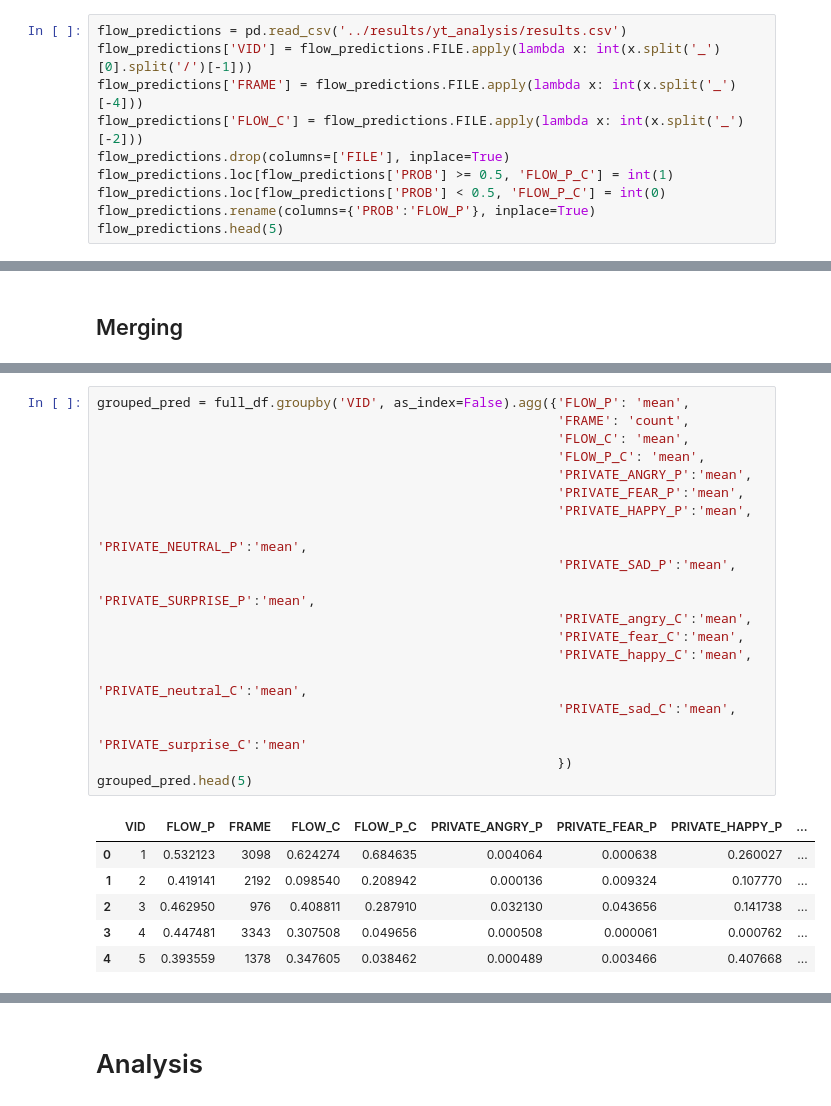
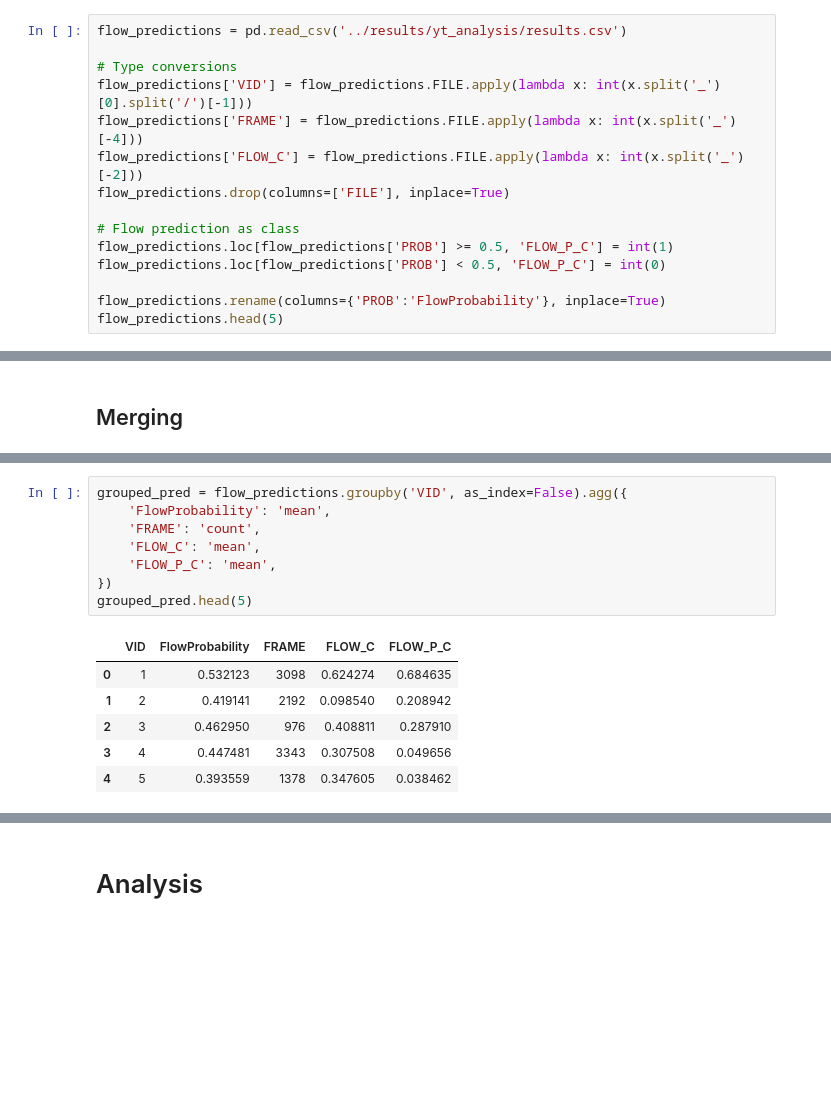
Before and after one commit to LHumpe/COINs-CNN-FLOW, a Jupyter notebook: notebooks/YouTube_analysis.ipynb, the cells around one changed output, grey strips where cells are left out. Drawn from its saved outputs; the diff is of its cells as text; blank space fills up the shorter version.

```diff
--- a/notebooks/YouTube_analysis.ipynb
+++ b/notebooks/YouTube_analysis.ipynb
@@ -25,12 +26,17 @@ def clean_sub_count(count):
 ### Flow Data
 # %%
 flow_predictions = pd.read_csv('../results/yt_analysis/results.csv')
+
+# Type conversions
 flow_predictions['VID'] = flow_predictions.FILE.apply(lambda x: int(x.split('_')[0].split('/')[-1]))
 flow_predictions['FRAME'] = flow_predictions.FILE.apply(lambda x: int(x.split('_')[-4]))
 flow_predictions['FLOW_C'] = flow_predictions.FILE.apply(lambda x: int(x.split('_')[-2]))
 flow_predictions.drop(columns=['FILE'], inplace=True)
+
+# Flow prediction as class
 flow_predictions.loc[flow_predictions['PROB'] >= 0.5, 'FLOW_P_C'] = int(1)
 flow_predictions.loc[flow_predictions['PROB'] < 0.5, 'FLOW_P_C'] = int(0)
-flow_predictions.rename(columns={'PROB':'FLOW_P'}, inplace=True)
+
+flow_predictions.rename(columns={'PROB':'FlowProbability'}, inplace=True)
 flow_predictions.head(5)
 # %% [output]
@@ -103,28 +81,17 @@ full_df.head(5)
 # %%
-grouped_pred = full_df.groupby('VID', as_index=False).agg({'FLOW_P': 'mean',
-                                                           'FRAME': 'count',
-                                                           'FLOW_C': 'mean',
-                                                           'FLOW_P_C': 'mean',
-                                                           'PRIVATE_ANGRY_P':'mean',
-                                                           'PRIVATE_FEAR_P':'mean',
-                                                           'PRIVATE_HAPPY_P':'mean',
-                                                           'PRIVATE_NEUTRAL_P':'mean',
-                                                           'PRIVATE_SAD_P':'mean',
-                                                           'PRIVATE_SURPRISE_P':'mean',
-                                                           'PRIVATE_angry_C':'mean',
-                                                           'PRIVATE_fear_C':'mean',
-                                                           'PRIVATE_happy_C':'mean',
-                                                           'PRIVATE_neutral_C':'mean',
-                                                           'PRIVATE_sad_C':'mean',
-                                                           'PRIVATE_surprise_C':'mean'
-                                                           })
+grouped_pred = flow_predictions.groupby('VID', as_index=False).agg({
+    'FlowProbability': 'mean',
+    'FRAME': 'count',
+    'FLOW_C': 'mean',
+    'FLOW_P_C': 'mean',
+})
 grouped_pred.head(5)
 # %% [output]
-|  | VID | FLOW_P | FRAME | FLOW_C | FLOW_P_C | PRIVATE_ANGRY_P | PRIVATE_FEAR_P | PRIVATE_HAPPY_P | ... |
-| 0 | 1 | 0.532123 | 3098 | 0.624274 | 0.684635 | 0.004064 | 0.000638 | 0.260027 | ... |
-| 1 | 2 | 0.419141 | 2192 | 0.098540 | 0.208942 | 0.000136 | 0.009324 | 0.107770 | ... |
-| 2 | 3 | 0.462950 | 976 | 0.408811 | 0.287910 | 0.032130 | 0.043656 | 0.141738 | ... |
-| 3 | 4 | 0.447481 | 3343 | 0.307508 | 0.049656 | 0.000508 | 0.000061 | 0.000762 | ... |
-| 4 | 5 | 0.393559 | 1378 | 0.347605 | 0.038462 | 0.000489 | 0.003466 | 0.407668 | ... |
+|  | VID | FlowProbability | FRAME | FLOW_C | FLOW_P_C |
+| 0 | 1 | 0.532123 | 3098 | 0.624274 | 0.684635 |
+| 1 | 2 | 0.419141 | 2192 | 0.098540 | 0.208942 |
+| 2 | 3 | 0.462950 | 976 | 0.408811 | 0.287910 |
+| 3 | 4 | 0.447481 | 3343 | 0.307508 | 0.049656 |
+| 4 | 5 | 0.393559 | 1378 | 0.347605 | 0.038462 |
 # %%
 final_data = video_stats.merge(grouped_pred, how='inner', left_on='id', right_on='VID').drop(columns=['VID'])
```
Also changed, not shown: parts of 15 cells of this notebook, 1 other file.
